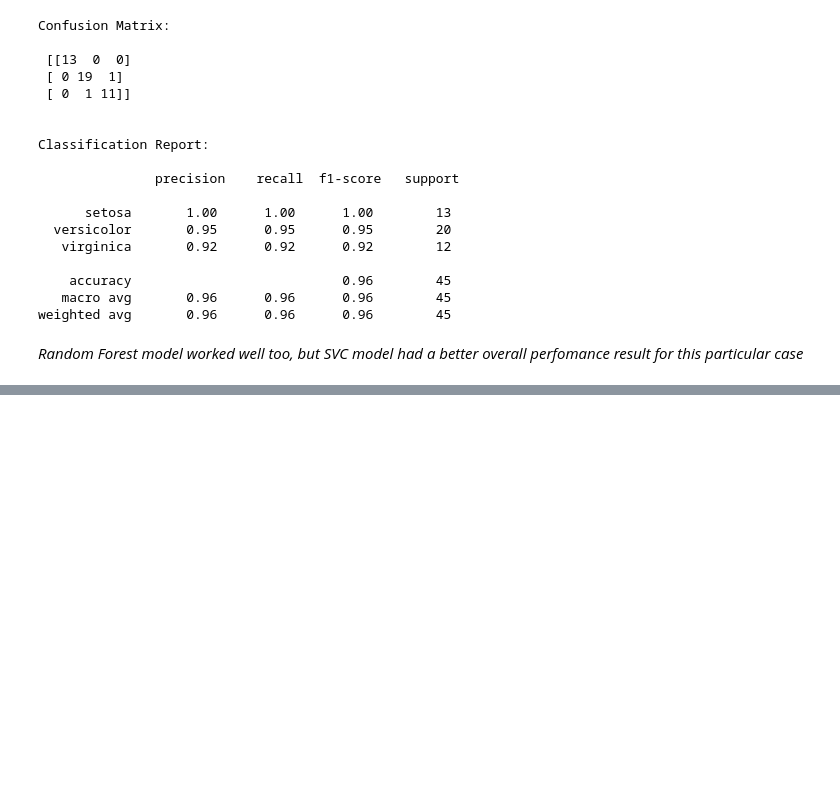
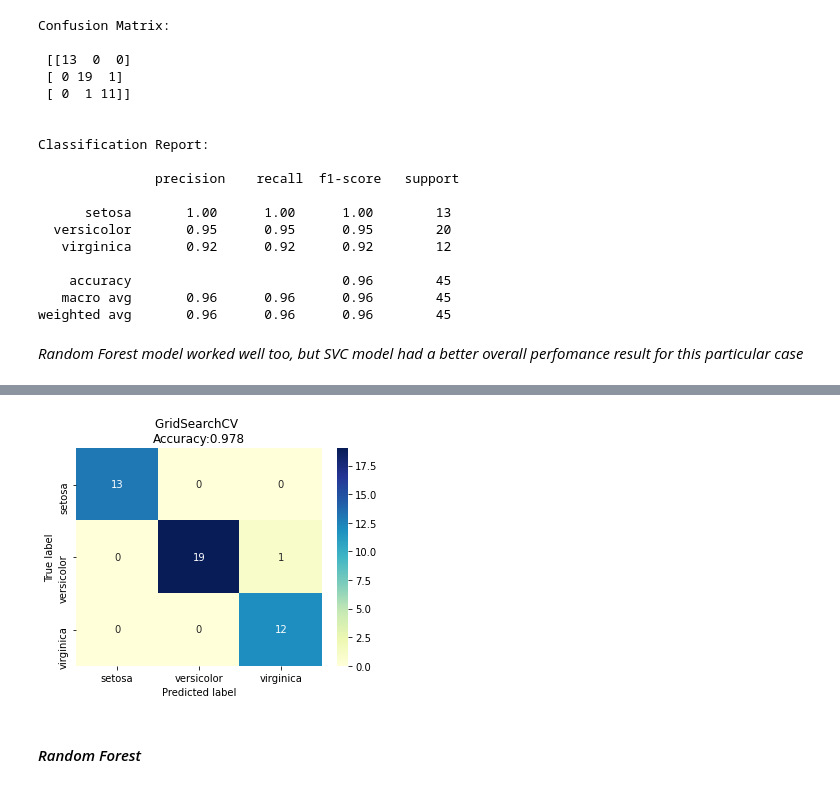
Before and after one commit to bereoff/iris_project, a Jupyter notebook: data_model_building.ipynb, the cells around one changed output, grey strips where cells are left out. Saved outputs shown, nothing was run; the diff lists cells and outputs as text; code cells hidden in the pictures; blank space fills up the shorter version.

```diff
--- a/data_model_building.ipynb
+++ b/data_model_building.ipynb
@@ -223,0 +246,17 @@ weighted avg       0.96      0.96      0.96        45
+# %%
+cf_grid = confusion_matrix(y_test,grid_predictions)
+# %%
+hm_grid = pd.DataFrame(cf_grid,
+                     index = ['setosa','versicolor','virginica'],
+                     columns = ['setosa','versicolor','virginica'])
+# %%
+plt.figure(figsize=(5.5,4))
+sns.heatmap(hm_grid, annot=True,cmap='YlGnBu')
+plt.title('GridSearchCV \nAccuracy:{0:.3f}'.format(accuracy_score(y_test, grid_predictions)))
+plt.ylabel('True label')
+plt.xlabel('Predicted label')
+plt.show()
+# %% [output]
+[figure, added]
+# %% [markdown]
+#### *Random Forest*
```
Also changed, not shown: parts of 18 cells of this notebook, 4 other files.
